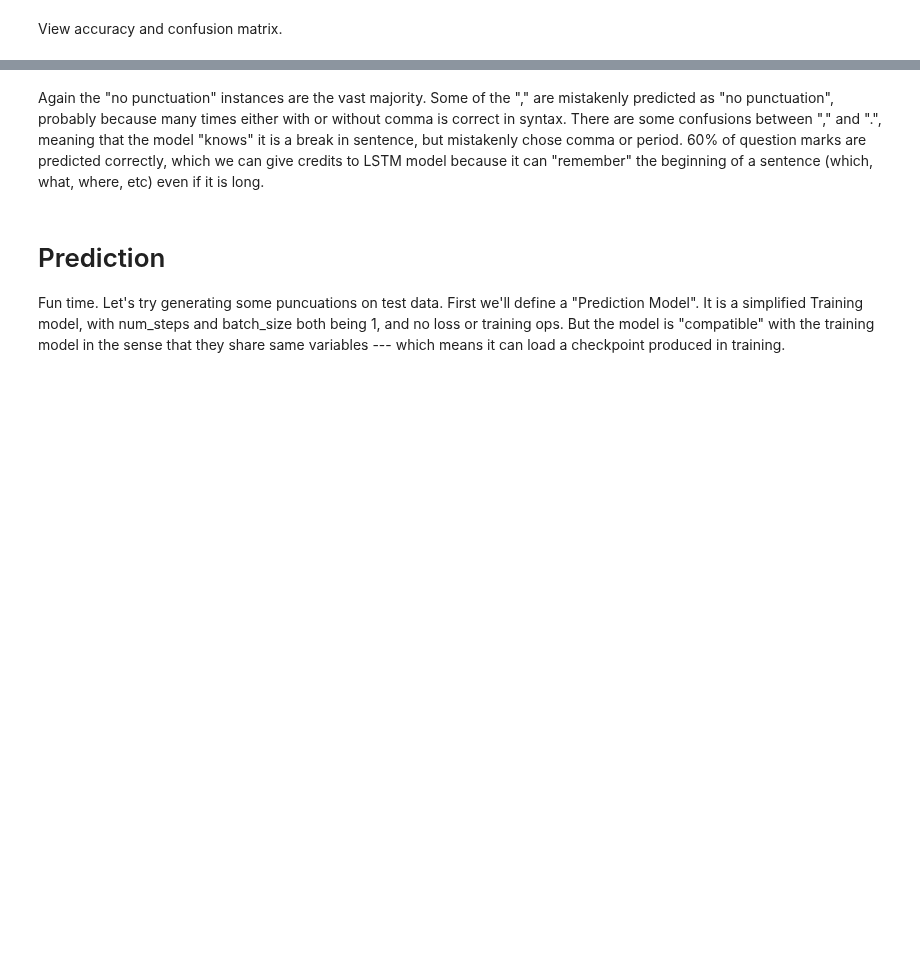
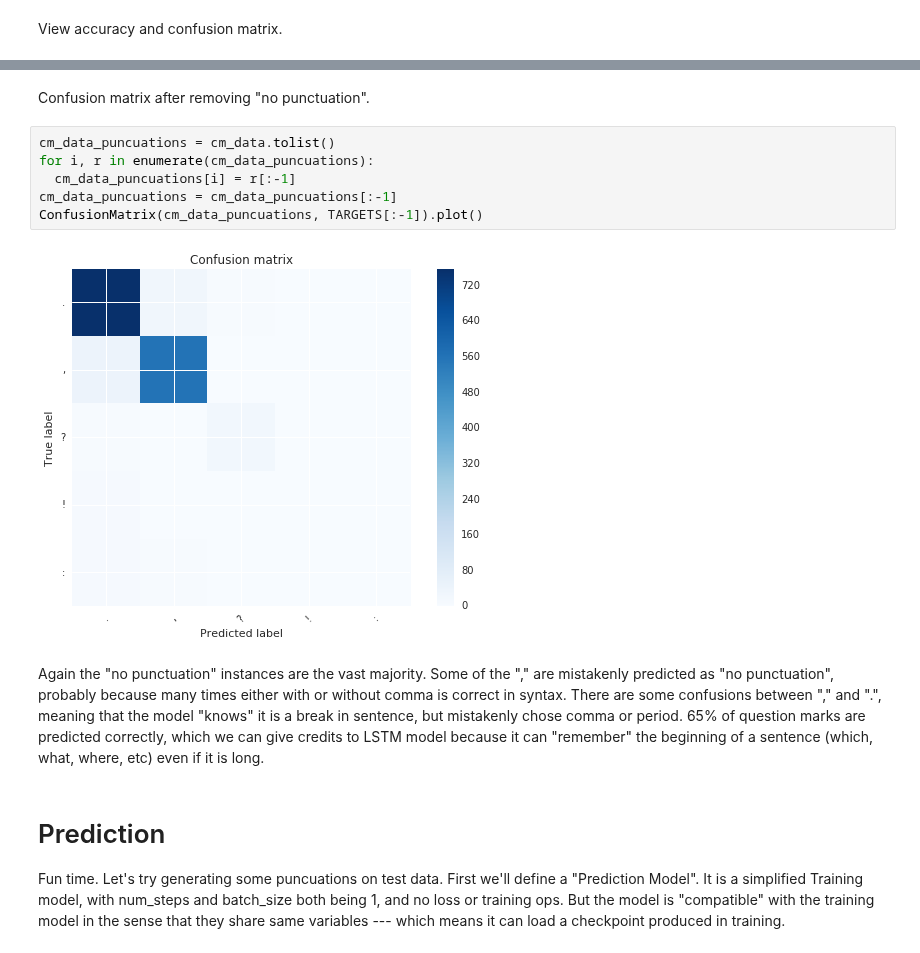
Before and after one commit to googledatalab/notebooks, a Jupyter notebook: samples/TensorFlow/LSTM Punctuation Model With TensorFlow.ipynb, the cells around one changed output, grey strips where cells are left out. Drawn from its saved outputs; the diff is of its cells as text; blank space fills up the shorter version.

```diff
--- a/samples/TensorFlow/LSTM Punctuation Model With TensorFlow.ipynb
+++ b/samples/TensorFlow/LSTM Punctuation Model With TensorFlow.ipynb
@@ -532,5 +570,15 @@ n --- total: 20725, correct: 20532, accuracy: 0.991,
+# %% [markdown]
+Confusion matrix after removing "no punctuation".
+# %%
+cm_data_puncuations = cm_data.tolist()
+for i, r in enumerate(cm_data_puncuations):
+  cm_data_puncuations[i] = r[:-1]
+cm_data_puncuations = cm_data_puncuations[:-1]
+ConfusionMatrix(cm_data_puncuations, TARGETS[:-1]).plot()
+# %% [output]
+[figure, added]
 # %% [markdown]
-Again the "no punctuation" instances are the vast majority. Some of the "," are mistakenly predicted as "no punctuation", probably because many times either with or without comma is correct in syntax. There are some confusions between "," and ".", meaning that the model "knows" it is a break in sentence, but mistakenly chose comma or period. 60% of question marks are predicted correctly, which we can give credits to LSTM model because it can "remember" the beginning of a sentence (which, what, where, etc) even if it is long.
+Again the "no punctuation" instances are the vast majority. Some of the "," are mistakenly predicted as "no punctuation", probably because many times either with or without comma is correct in syntax. There are some confusions between "," and ".", meaning that the model "knows" it is a break in sentence, but mistakenly chose comma or period. 65% of question marks are predicted correctly, which we can give credits to LSTM model because it can "remember" the beginning of a sentence (which, what, where, etc) even if it is long.
 # %% [markdown]
 # Prediction
 
```
Also changed, not shown: parts of 23 cells of this notebook.
